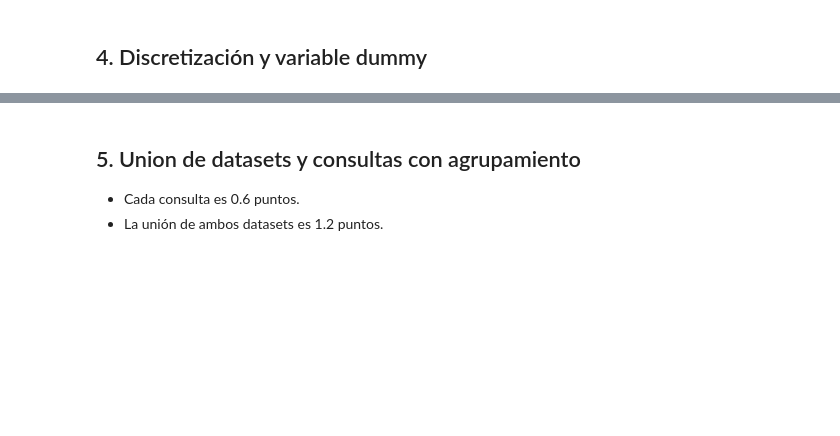
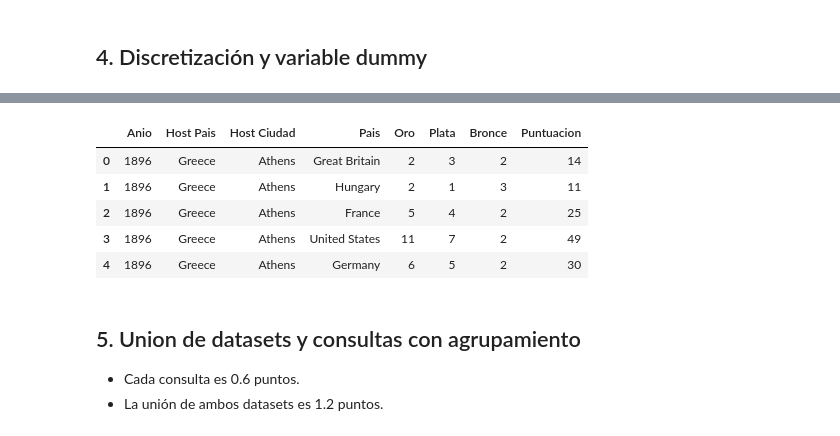
Before and after one commit to Animska/PYthon, a Jupyter notebook: Pedro/entorno python/ejercicios/AD_TEMA2/Preparacion/TrabajoFInal/enunciado_trabajo_T2.ipynb, the cells around one changed output, grey strips where cells are left out. Drawn from its saved outputs; the diff is of its cells as text; code cells hidden in the pictures; blank space fills up the shorter version.

```diff
--- a/Pedro/entorno python/ejercicios/AD_TEMA2/Preparacion/TrabajoFInal/enunciado_trabajo_T2.ipynb
+++ b/Pedro/entorno python/ejercicios/AD_TEMA2/Preparacion/TrabajoFInal/enunciado_trabajo_T2.ipynb
@@ -84,3 +196,5 @@ Replica las consultas 3 y 5 del apartado 2, pero usando indexación booleana en
 ## 4. Discretización y variable dummy
 # %%
 # Copia el dataframe medallas en medallas2 para trabajar con el
+medallas2 = data_medallas.copy()
+medallas2.head()
@@ -87,14 +208,25 @@ Replica las consultas 3 y 5 del apartado 2, pero usando indexación booleana en
 # %%
 # Genera una nueva columna que sea "puntuacion" asignando:
     # 3 puntos a cada medalla de oro
     # 2 puntos a cada medalla de plata
     # 1 punto a cada medalla de bronce
-
-
-
+# Método directo (más eficiente)
+medallas2['Puntuacion'] = (
+    data_medallas['Oro'] * 3 +
+    data_medallas['Plata'] * 2 +
+    data_medallas['Bronce'] * 1
+)
 
 
 # muestra las primeras filas para comprobar que la nueva columna ha sido creada correctamente
+medallas2.head()
+# %% [output]
+|  | Anio | Host Pais | Host Ciudad | Pais | Oro | Plata | Bronce | Puntuacion |
+| 0 | 1896 | Greece | Athens | Great Britain | 2 | 3 | 2 | 14 |
+| 1 | 1896 | Greece | Athens | Hungary | 2 | 1 | 3 | 11 |
+| 2 | 1896 | Greece | Athens | France | 5 | 4 | 2 | 25 |
+| 3 | 1896 | Greece | Athens | United States | 11 | 7 | 2 | 49 |
+| 4 | 1896 | Greece | Athens | Germany | 6 | 5 | 2 | 30 |
 # %%
 # Discretización: Crea una nueva columna "puntuacion_categoria" que divida la puntuación en 3 categorías: baja, media y alta
 # Puedes utilizar qcut para generar intervalos de forma equitativa
```
Also changed, not shown: parts of 12 cells of this notebook, 8 other files.
